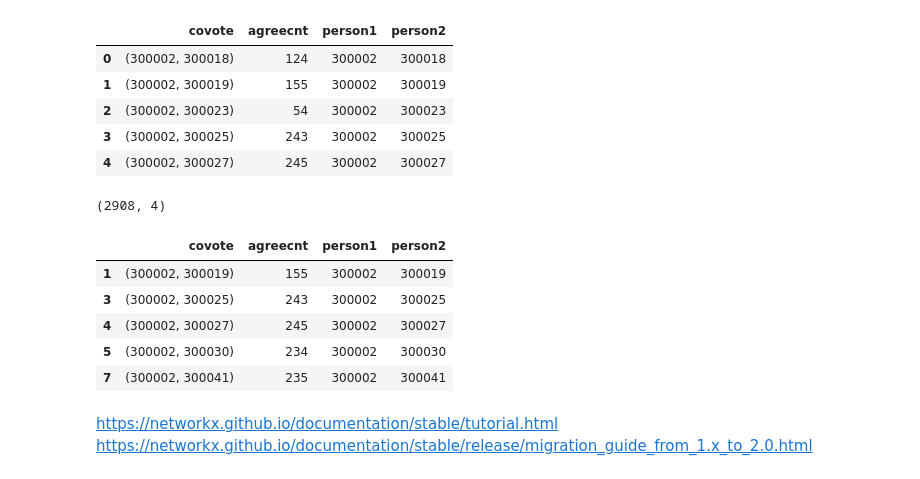
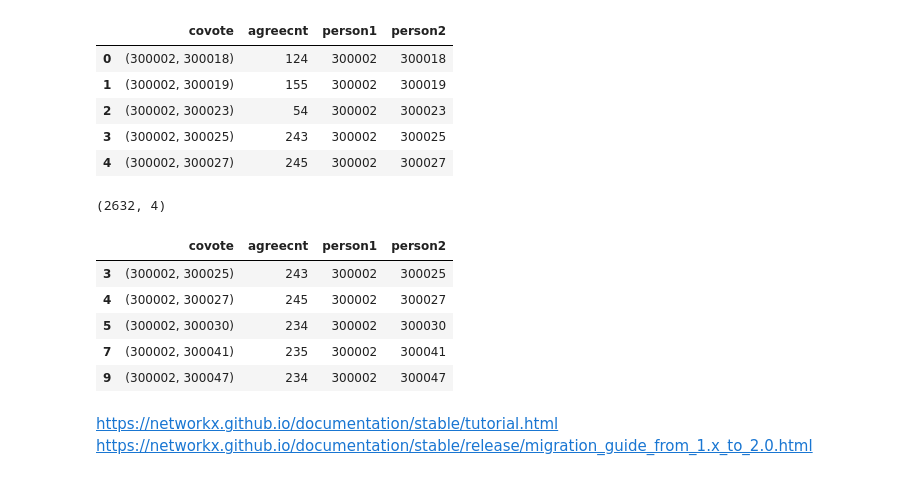
Before and after one commit to campkels/Intro-SNA-Demo, a Jupyter notebook: Intro to SNA Demo.ipynb, the cells around one changed output. Drawn from its saved outputs; the diff is of its cells as text; code cells hidden in the pictures.

```diff
--- a/Intro to SNA Demo.ipynb
+++ b/Intro to SNA Demo.ipynb
@@ -323,18 +323,19 @@ groupedtups.head()
 | 4 | (300002, 300027) | 245 | 300002 | 300027 |
 # %%
 # Implement "threshold" from paper for edges?
-edgetbl = groupedtups.loc[groupedtups['agreecnt'] > 150, ]
+#https://journals.plos.org/plosone/article?id=10.1371/journal.pone.0123507
+edgetbl = groupedtups.loc[groupedtups['agreecnt'] > 165, ] #60% of votes agree
 
 print(edgetbl.shape)
 edgetbl.head()
 # %% [output]
-(2908, 4)
+(2632, 4)
 |  | covote | agreecnt | person1 | person2 |
-| 1 | (300002, 300019) | 155 | 300002 | 300019 |
 | 3 | (300002, 300025) | 243 | 300002 | 300025 |
 | 4 | (300002, 300027) | 245 | 300002 | 300027 |
 | 5 | (300002, 300030) | 234 | 300002 | 300030 |
 | 7 | (300002, 300041) | 235 | 300002 | 300041 |
+| 9 | (300002, 300047) | 234 | 300002 | 300047 |
 # %% [markdown]
 https://networkx.github.io/documentation/stable/tutorial.html
 https://networkx.github.io/documentation/stable/release/migration_guide_from_1.x_to_2.0.html
```
Also changed, not shown: parts of 3 cells of this notebook.
